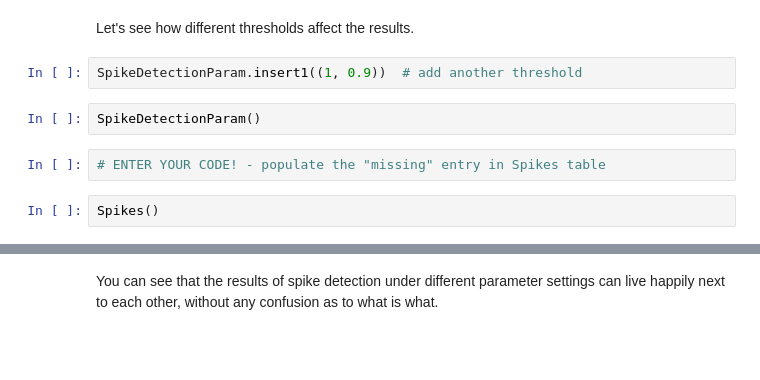
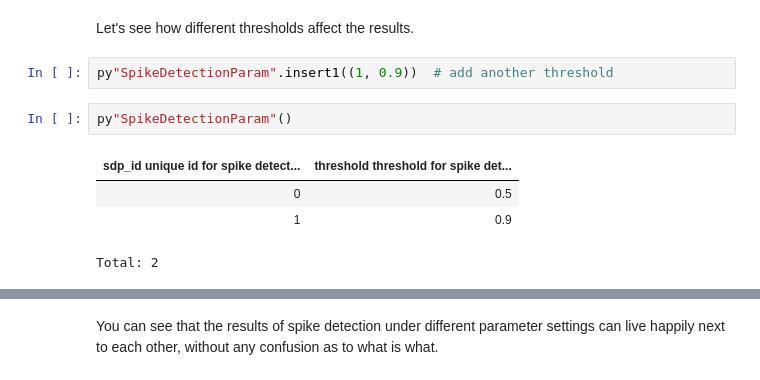
Before and after one commit to datajoint/neuronex_workshop_2018, a Jupyter notebook: julia/02-Imported and Computed Tables.ipynb, the cells around one changed output, grey strips where cells are left out. Saved outputs shown, nothing was run; the diff lists cells and outputs as text; blank space fills up the shorter version.

```diff
--- a/julia/02-Imported and Computed Tables.ipynb
+++ b/julia/02-Imported and Computed Tables.ipynb
@@ -882,10 +927,11 @@ Spikes()
 # %% [markdown]
 Let's see how different thresholds affect the results.
 # %%
-SpikeDetectionParam.insert1((1, 0.9))  # add another threshold
+py"SpikeDetectionParam".insert1((1, 0.9))  # add another threshold
-# %%
-SpikeDetectionParam()
-# %%
-# ENTER YOUR CODE! - populate the "missing" entry in Spikes table
-# %%
-Spikes()
+# %%
+py"SpikeDetectionParam"()
+# %% [output]
+| sdp_id unique id for spike detect... | threshold threshold for spike det... |
+| 0 | 0.5 |
+| 1 | 0.9 |
+Total: 2
```
Also changed, not shown: parts of 51 cells of this notebook.
